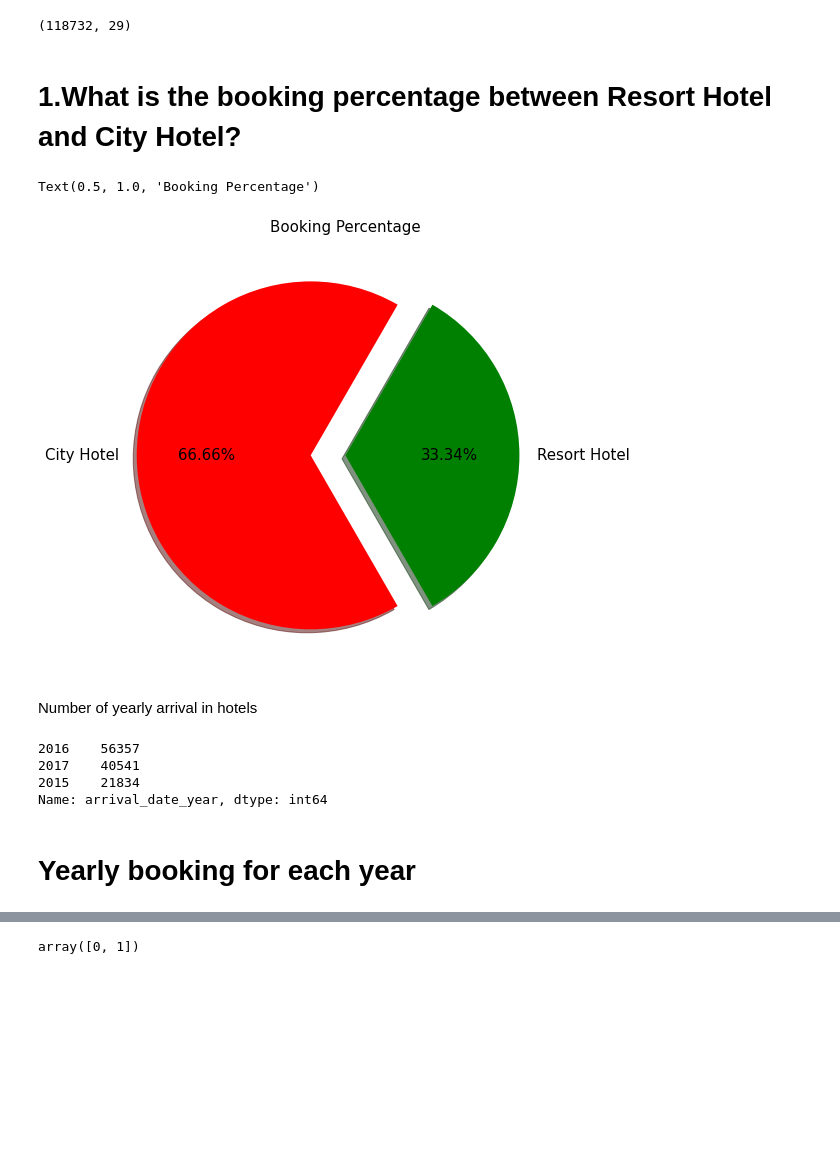
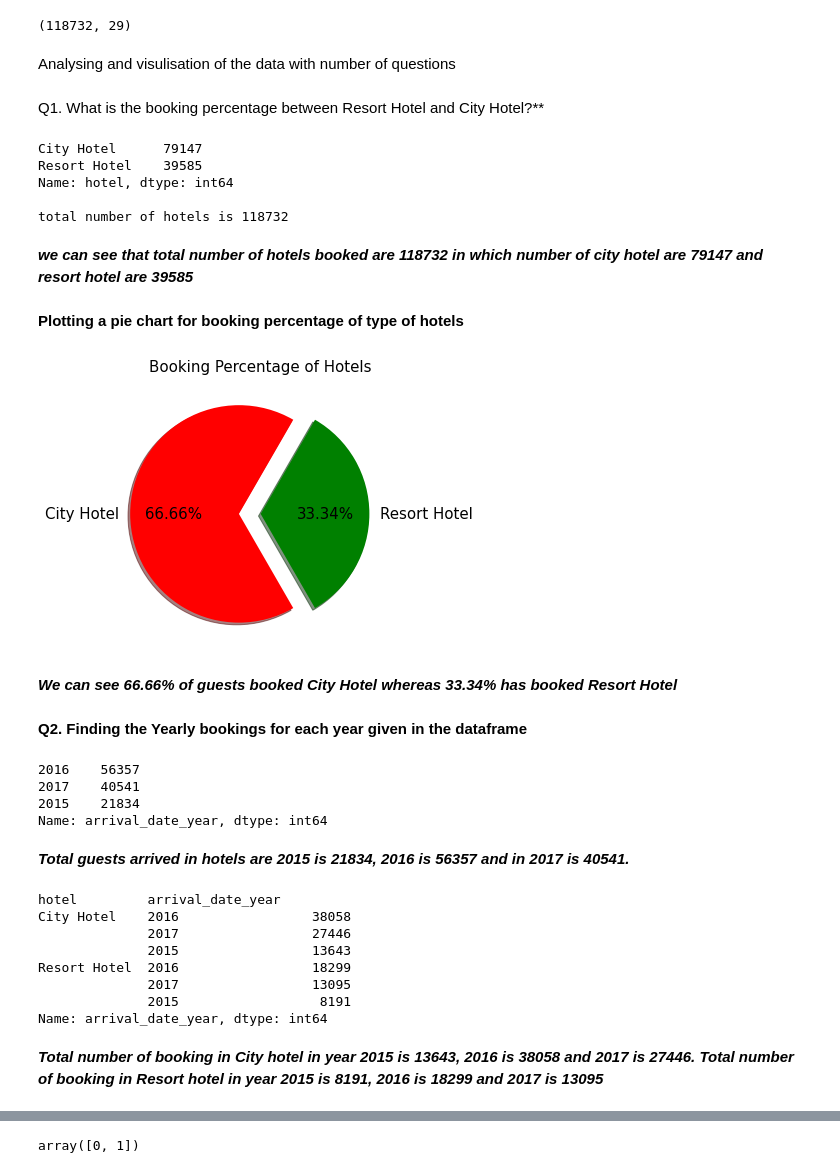
Before and after one commit to Souvik0651/hotel_booking_analysis, a Jupyter notebook: Hotel_Booking_Analysis_Souvik_Capstone_Project.ipynb, the cells around one changed output, grey strips where cells are left out. Saved outputs shown, nothing was run; the diff lists cells and outputs as text; code cells hidden in the pictures; blank space fills up the shorter version.

```diff
--- a/Hotel_Booking_Analysis_Souvik_Capstone_Project.ipynb
+++ b/Hotel_Booking_Analysis_Souvik_Capstone_Project.ipynb
@@ -158,23 +163,46 @@ memory usage: 27.2+ MB
 # %%
-guests=hotel_booking_new[(hotel_booking_new['adults']+hotel_booking_new['Kids'])==0]
+'''finding the hotels in which no guest have arrived'''
+no_guests=hotel_booking_new[(hotel_booking_new['adults']+hotel_booking_new['Kids'])==0]
-# %%
-hotel_booking_new= hotel_booking_new.drop(guests.index)
+# %%
+# dropping row with zero quests
+hotel_booking_new= hotel_booking_new.drop(no_guests.index)
 # %%
 # new shape of the dataframe
 hotel_booking_new.shape
 # %% [output]
 (118732, 29)
+# %% [markdown]
+Analysing and visulisation of the data with number of questions
 # %% [markdown]
-# **1.What is the booking percentage between Resort Hotel and City Hotel?**
+Q1. What is the booking percentage between Resort Hotel and City Hotel?**
+# %%
+# finding the number of hotels and its types
+num_of_hotel=hotel_booking_new['hotel'].value_counts()
+print(num_of_hotel)
+print()
+total_hotels=num_of_hotel.sum()
+print(f'total number of hotels is {total_hotels}')
+# %% [output]
+City Hotel      79147
+Resort Hotel    39585
+Name: hotel, dtype: int64
+
+total number of hotels is 118732
+# %% [markdown]
+***we can see that total number of hotels booked are 118732 in which number of city hotel are 79147 and resort hotel are 39585***
+# %% [markdown]
+**Plotting a pie chart for booking percentage of type of hotels**
 # %%
-hote_1=hotel_booking_new['hotel'].value_counts()
-hote_1.plot.pie(fontsize=15,autopct='%1.2f%%',figsize=(10,8),colors=['r','g'],ylabel='',explode=[0.2,0],shadow=True,startangle = 60)
-plt.title('Booking Percentage',fontsize=15)
+# plotting pie chart
+num_of_hotel.plot.pie(fontsize=15,autopct='%1.2f%%',figsize=(8,5),colors=['r','g'],ylabel='',explode=[0.2,0],shadow=True,startangle = 60)
+plt.title('Booking Percentage of Hotels',fontsize=15)
+plt.show()
 # %% [output]
-Text(0.5, 1.0, 'Booking Percentage')
-[figure, old version]
+[figure, new version]
-# %% [markdown]
-Number of yearly arrival in hotels
+# %% [markdown]
+***We can see 66.66% of guests booked City Hotel whereas 33.34% has booked Resort Hotel***
+# %% [markdown]
+**Q2. Finding the Yearly bookings for each year given in the dataframe**
 # %%
 # Total count of arrival date year
 hotel_booking_new['arrival_date_year'].value_counts()
@@ -183,7 +211,23 @@ hotel_booking_new['arrival_date_year'].value_counts()
 2017    40541
 2015    21834
 Name: arrival_date_year, dtype: int64
-# %% [markdown]
-# **Yearly booking for each year**
+# %% [markdown]
+***Total guests arrived in hotels are 2015 is 21834, 2016 is 56357 and in 2017 is 40541.***
+# %%
+# finding the total number of bookings in each years for city and resort hotels
+tot_num_book= hotel_booking_new.groupby(['hotel'])['arrival_date_year'].value_counts()
+tot_num_book
+# %% [output]
+hotel         arrival_date_year
+City Hotel    2016                 38058
+              2017                 27446
+              2015                 13643
+Resort Hotel  2016                 18299
+              2017                 13095
+              2015                  8191
+Name: arrival_date_year, dtype: int64
+# %% [markdown]
+***Total number of booking in City hotel in year 2015 is 13643, 2016 is 38058 and 2017  is 27446.
+Total number of booking in Resort hotel in year 2015 is 8191, 2016 is 18299 and 2017 is 13095***
 # %%
 # ploting a bargraph for yearly bookings of city and resort hotels
```
Also changed, not shown: parts of 90 cells of this notebook.
